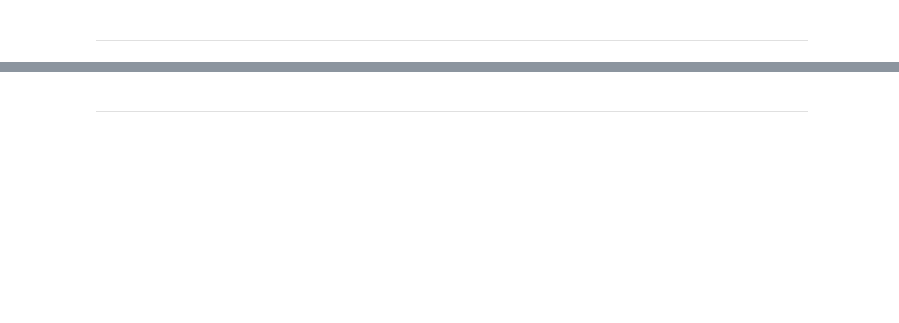
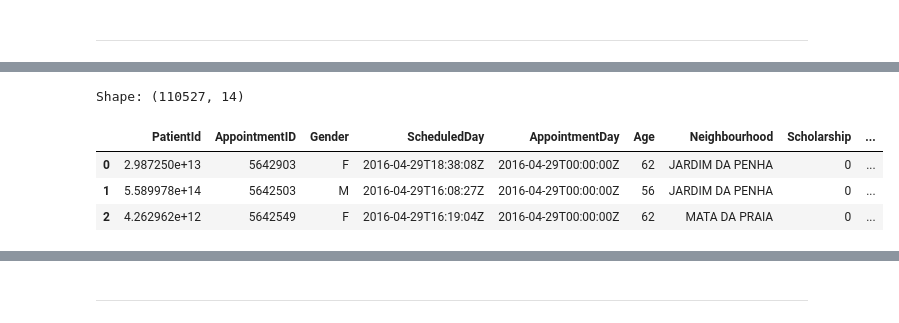
Before and after one commit to RNB1993/medical-appointment-no-show-analytics, a Jupyter notebook: jupyter_notebooks/01_ETL.ipynb, the cells around one changed output, grey strips where cells are left out. Drawn from its saved outputs; the diff is of its cells as text; code cells hidden in the pictures; blank space fills up the shorter version.

```diff
--- a/jupyter_notebooks/01_ETL.ipynb
+++ b/jupyter_notebooks/01_ETL.ipynb
@@ -100,0 +116,13 @@ Section 2 content
+# %%
+
+
+print("Shape:", df_raw.shape)
+display(df_raw.head(3)) # first 3 records
+display(df_raw.sample(3)) # random 3 records
+display(df_raw.tail(3)) # last 3 records
+# %% [output]
+Shape: (110527, 14)
+|  | PatientId | AppointmentID | Gender | ScheduledDay | AppointmentDay | Age | Neighbourhood | Scholarship | ... |
+| 0 | 2.987250e+13 | 5642903 | F | 2016-04-29T18:38:08Z | 2016-04-29T00:00:00Z | 62 | JARDIM DA PENHA | 0 | ... |
+| 1 | 5.589978e+14 | 5642503 | M | 2016-04-29T16:08:27Z | 2016-04-29T00:00:00Z | 56 | JARDIM DA PENHA | 0 | ... |
+| 2 | 4.262962e+12 | 5642549 | F | 2016-04-29T16:19:04Z | 2016-04-29T00:00:00Z | 62 | MATA DA PRAIA | 0 | ... |
```
Also changed, not shown: parts of 48 cells of this notebook, 1 other file.
